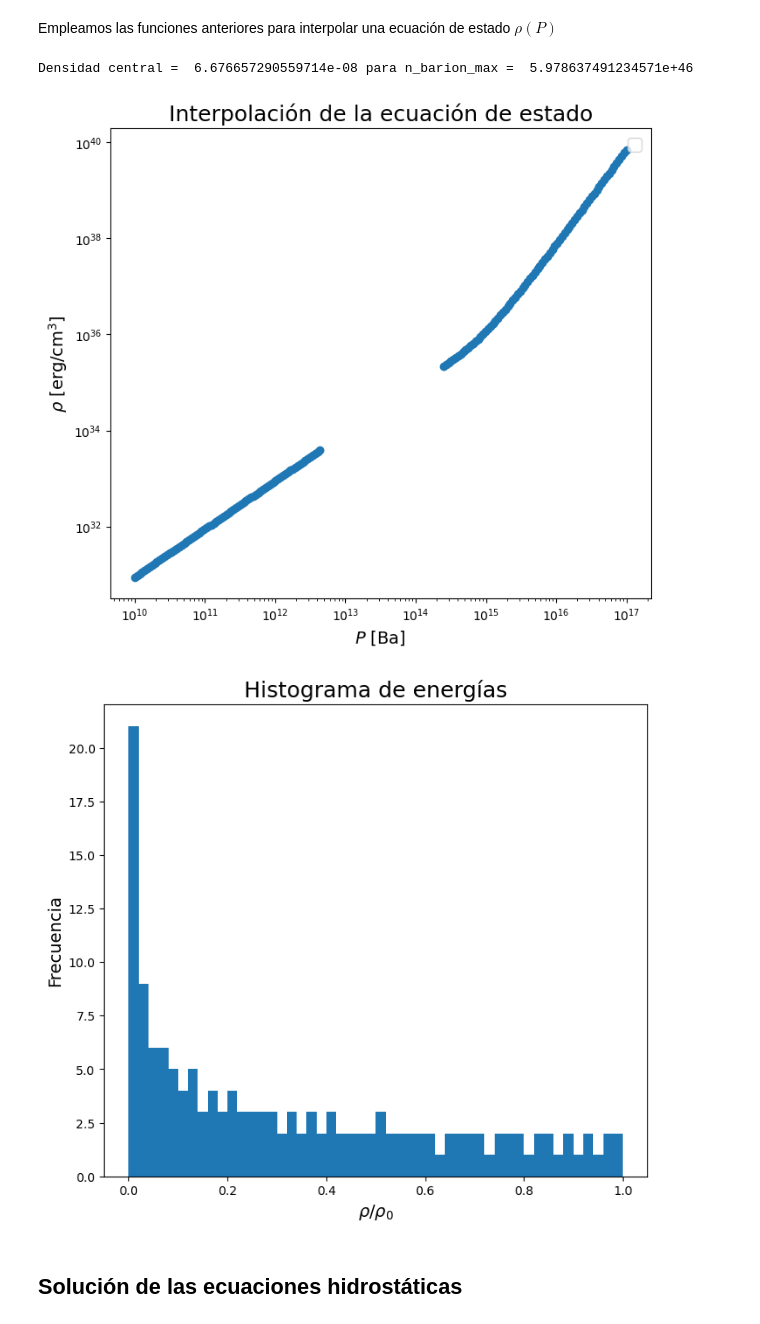
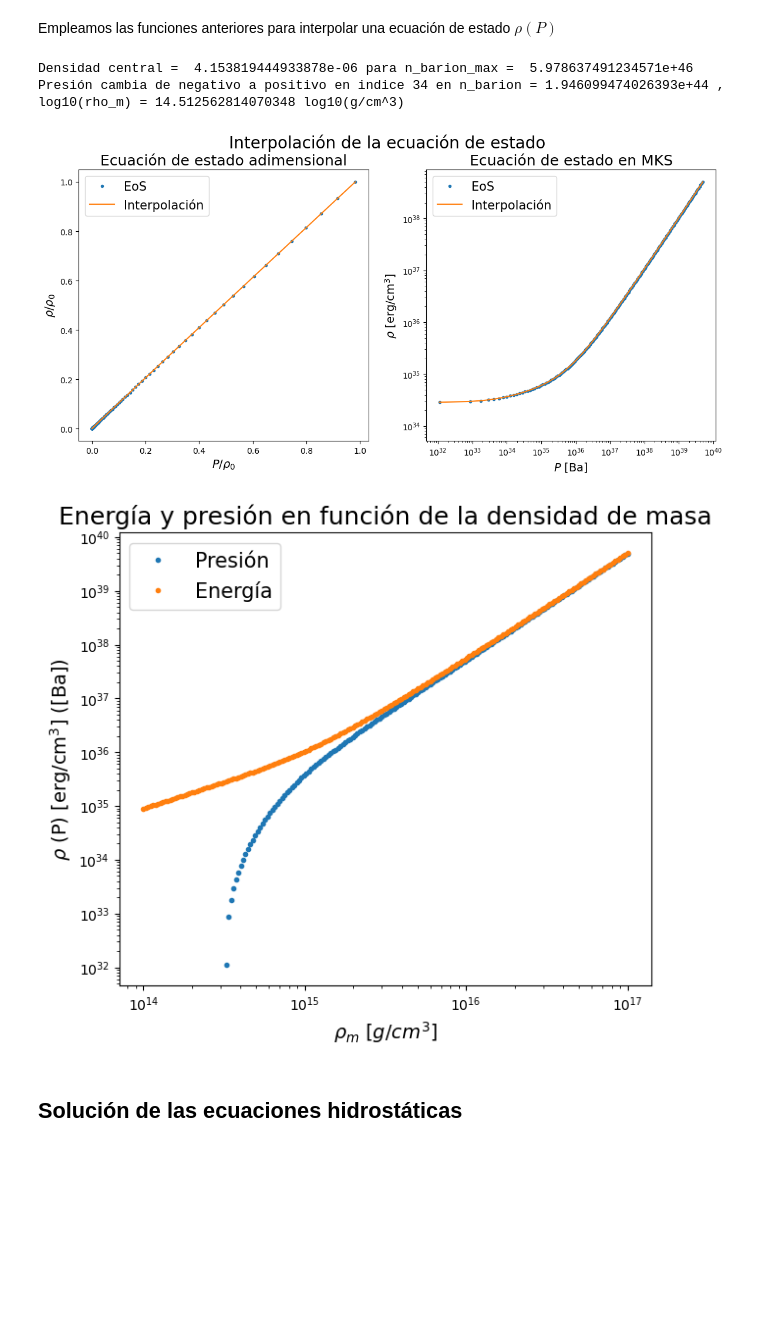
Before and after one commit to Vendetta0462/CalculosSimulaciones, a Jupyter notebook: NS_Structure/modelo_sigma-omega.ipynb, the cells around one changed output. Cells and saved outputs as stored; diff of their text form; code cells hidden in the pictures; blank space fills up the shorter version.

```diff
--- a/NS_Structure/modelo_sigma-omega.ipynb
+++ b/NS_Structure/modelo_sigma-omega.ipynb
@@ -70,25 +68,22 @@ Utilizamos la función `scipy.optimize.fsolve` para resolver la ecuación de aut
 
 # Primero la ecuación de autoconsistencia
 def autoconsistencia(x_sigma_tilde, A_sigma_tilde_sqrd, n_barion):
-    x_f = (1/m_nuc)*(3*pi**2*hbar**3*n_barion/2)**(1/3) # Momento de Fermi en función de n_barion sobre la masa nuclear
+    x_f = (1.0/m_nuc)*hbar*(3.0*pi**2*n_barion/2.0)**(1/3) # Momento de Fermi en función de n_barion sobre la masa nuclear
     # La integral es analítica
-    integral = 1/2*x_sigma_tilde*(x_f*np.sqrt(x_f**2+x_sigma_tilde**2)-x_sigma_tilde**2*np.arctanh(x_f/np.sqrt(x_f**2+x_sigma_tilde**2)))
-    return 1 - x_sigma_tilde -A_sigma_tilde_sqrd*(2/(pi**2))*integral
+    integral = x_sigma_tilde*(x_f*np.sqrt(x_f**2+x_sigma_tilde**2)-x_sigma_tilde**2*np.arctanh(x_f/np.sqrt(x_f**2+x_sigma_tilde**2)))
+    return 1.0 - x_sigma_tilde -A_sigma_tilde_sqrd*integral/(pi**2)
 
 # Función para resolver la ecuación de autoconsistencia para un n_barion y A_sigma dados
 def solucion_x_sigma_tilde(n_barion, A_sigma_tilde_sqrd):
-    solution = fsolve(autoconsistencia, 1e-3, args=(A_sigma_tilde_sqrd, n_barion), full_output=True)
+    solution = fsolve(autoconsistencia, 0.5, args=(A_sigma_tilde_sqrd, n_barion), full_output=True)
     if solution[2] != 1:
         print("No se encontró solución para n_barion = ", n_barion)
-        # print(solution[3])
         return 0
     else:
         return solution[0][0]
 
 # Ejemplo
 n_barion_max = 1e17*1e3/m_nuc_MKS # 1e17 g/cm^3 de bariones en unidades de m^-3
-# n_barion_max = 1e20
-# n_barion_max = 1e47
 x_sigma_tilde = solucion_x_sigma_tilde(n_barion_max, A_sigma_tilde_sqrd)
 x_sigma = (1-x_sigma_tilde)*m_nuc
 print("x_sigma_tilde = ", x_sigma_tilde, ", x_sigma = ", x_sigma, "para n_barion = ", n_barion_max)
@@ -184,54 +194,66 @@ Empleamos las funciones anteriores para interpolar una ecuación de estado $\rho
 # %%
 # Calculamos la densidad de energía central para una densidad barionica de 1e47
 densidad_masa_max = 1e17*1e3 # g/cm^3 a kg/m^3
-densidad_masa_min = 1e10*1e3 # g/cm^3 a kg/m^3
+densidad_masa_min = 1e14*1e3 # g/cm^3 a kg/m^3
 # densidad_masa_min = 0
 n_barion_max = densidad_masa_max/m_nuc_MKS # m^-3
 n_barion_min = densidad_masa_min/m_nuc_MKS # m^-3
 
-# rho_0, _ = energia_presion(n_barion_max, A_sigma_tilde_sqrd, A_omega_tilde_sqrd, 1)
-rho_0 = m_nuc**4/hbar**3/2
+rho_0, _ = energia_presion(n_barion_max, A_sigma_tilde_sqrd, A_omega_tilde_sqrd, 1)
+# rho_0 = m_nuc**4/hbar**3/2 # Lambda/(2*rho_0) = 1
 print("Densidad central = ", rho_0, "para n_barion_max = ", n_barion_max)
 
 # Definimos el rango de densidades barionicas e interpolamos la ecuación de estado
-# n_barion = np.linspace(n_barion_min, n_barion_max, 150)
 n_barion = np.logspace(np.log10(n_barion_min), np.log10(n_barion_max), 200)
-rho_P, presiones, energias, n_sirve = EoS(n_barion, A_sigma_tilde_sqrd, A_omega_tilde_sqrd, rho_0)
+rho_P, presiones, energias, n_sirve, presion_cambio = EoS(n_barion, A_sigma_tilde_sqrd, A_omega_tilde_sqrd, rho_0, return_presion_cambio=True)
 # %% [output]
-Densidad central =  6.676657290559714e-08 para n_barion_max =  5.978637491234571e+46
+Densidad central =  4.153819444933878e-06 para n_barion_max =  5.978637491234571e+46
+Presión cambia de negativo a positivo en indice 34 en n_barion = 1.946099474026393e+44 , log10(rho_m) = 14.512562814070348 log10(g/cm^3)
 # %%
 # Graficamos la ecuación de estado rho(P)
-plt.figure(figsize=(8, 7))
+#Adimensional
+fig, (ax1, ax2) = plt.subplots(1, 2, figsize=(14, 6))
 
-#Adimensional
-# plt.plot(presiones, rho_P(presiones), "o", label='Interpolación')
-# plt.plot(presiones, energias, label='EoS')
-# plt.xlabel(r'$P/\rho_0$')
-# plt.ylabel(r'$\rho/\rho_0$')
+ax1.plot(presiones, energias, "o", label='EoS')
+ax1.plot(presiones, rho_P(presiones), label='Interpolación')
+ax1.set_xlabel(r'$P/\rho_0$')
+ax1.set_ylabel(r'$\rho/\rho_0$')
+ax1.set_title('Ecuación de estado adimensional', fontsize=18)
+ax1.legend()
+
 #MKS
-rho_geoToMKS = c_MKS**4/G_MKS# factor de conversión de densidad de energía y presión de unidades geométricas a MKS
-rho_MKSTocgs = 1e1 # factor de conversión de densidad de energía y presión de unidades MKS a cgs
-# plt.loglog(presiones*rho_0*rho_geoToMKS*rho_MKSTocgs, rho_P(presiones)*rho_0*rho_geoToMKS, "o", label='Interpolación')
-# plt.loglog(presiones*rho_0*rho_geoToMKS*rho_MKSTocgs, energias*rho_0*rho_geoToMKS, label='EoS')
-plt.loglog(n_sirve*m_nuc_MKS*1e-3, presiones*rho_0*rho_geoToMKS*rho_MKSTocgs, "o")
-plt.xlabel(r'$P$ [Ba]')
-plt.ylabel(r'$\rho$ [erg/cm$^3$]')
+rho_geoToMKS = c_MKS**4/G_MKS # factor de conversión de densidad de energía y presión de unidades geométricas a MKS
+rho_MKSTocgs = 10 # factor de conversión de densidad de energía y presión de unidades MKS a cgs
+ax2.loglog(presiones*rho_0*rho_geoToMKS*rho_MKSTocgs, energias*rho_0*rho_geoToMKS, "o", label='EoS')
+ax2.loglog(presiones[presion_cambio:]*rho_0*rho_geoToMKS*rho_MKSTocgs, rho_P(presiones[presion_cambio:])*rho_0*rho_geoToMKS, label='Interpolación')
+ax2.set_xlabel(r'$P$ [Ba]')
+ax2.set_ylabel(r'$\rho$ [erg/cm$^3$]')
+ax2.set_title('Ecuación de estado en MKS', fontsize=18)
+ax2.legend()
 
-plt.title('Interpolación de la ecuación de estado', fontsize=18)
+plt.suptitle('Interpolación de la ecuación de estado', fontsize=20)
+plt.show()
+
+# Graficamos presión y energía en función de n_barion
+plt.figure(figsize=(7, 6))
+plt.loglog(n_sirve*m_nuc_MKS*1e-3, presiones*rho_0*rho_geoToMKS*rho_MKSTocgs, "o", label='Presión')
+plt.loglog(n_sirve*m_nuc_MKS*1e-3, energias*rho_0*rho_geoToMKS*rho_MKSTocgs, "o", label='Energía')
+plt.xlabel(r'$\rho_m$ $[g/cm^3]$')
+plt.ylabel(r'$\rho$ (P) [erg/cm$^3$] ([Ba])')
+plt.title('Energía y presión en función de la densidad de masa', fontsize=18)
 plt.legend()
 plt.show()
 # %% [output]
-[figure, old version]
+[figure, new version]
+[figure, added]
 # %%
 # Histograma de energias
 plt.figure(figsize=(8, 7))
-plt.hist(energias, bins=50)
+plt.hist(presiones[128:], bins=20)
 plt.xlabel(r'$\rho/\rho_0$')
 plt.ylabel('Frecuencia')
 plt.title('Histograma de energías')
 plt.show()
-# %% [output]
-[figure, removed]
 # %% [markdown]
 ## Solución de las ecuaciones hidrostáticas
 # %% [markdown]
```
Also changed, not shown: parts of 12 cells of this notebook.
